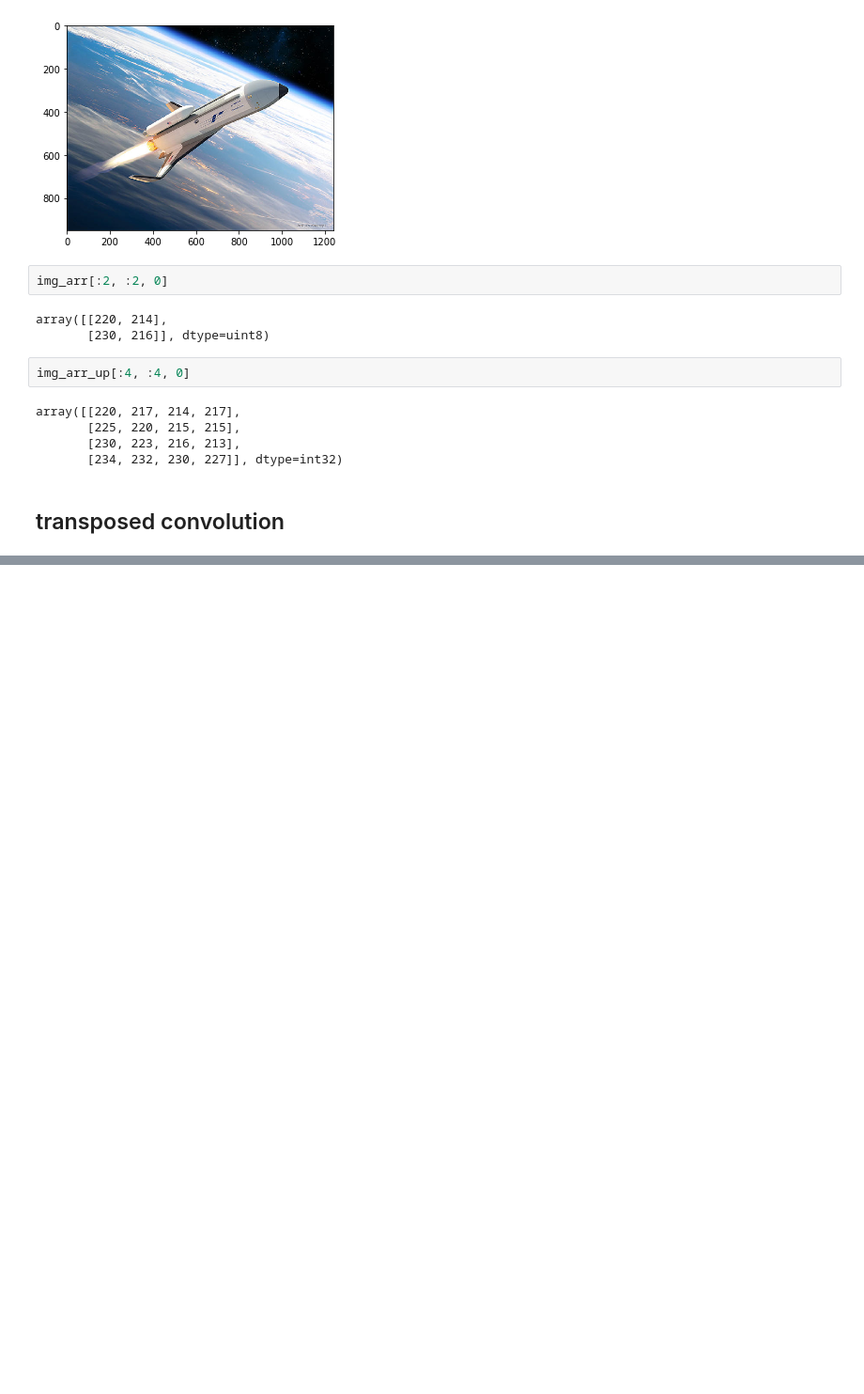
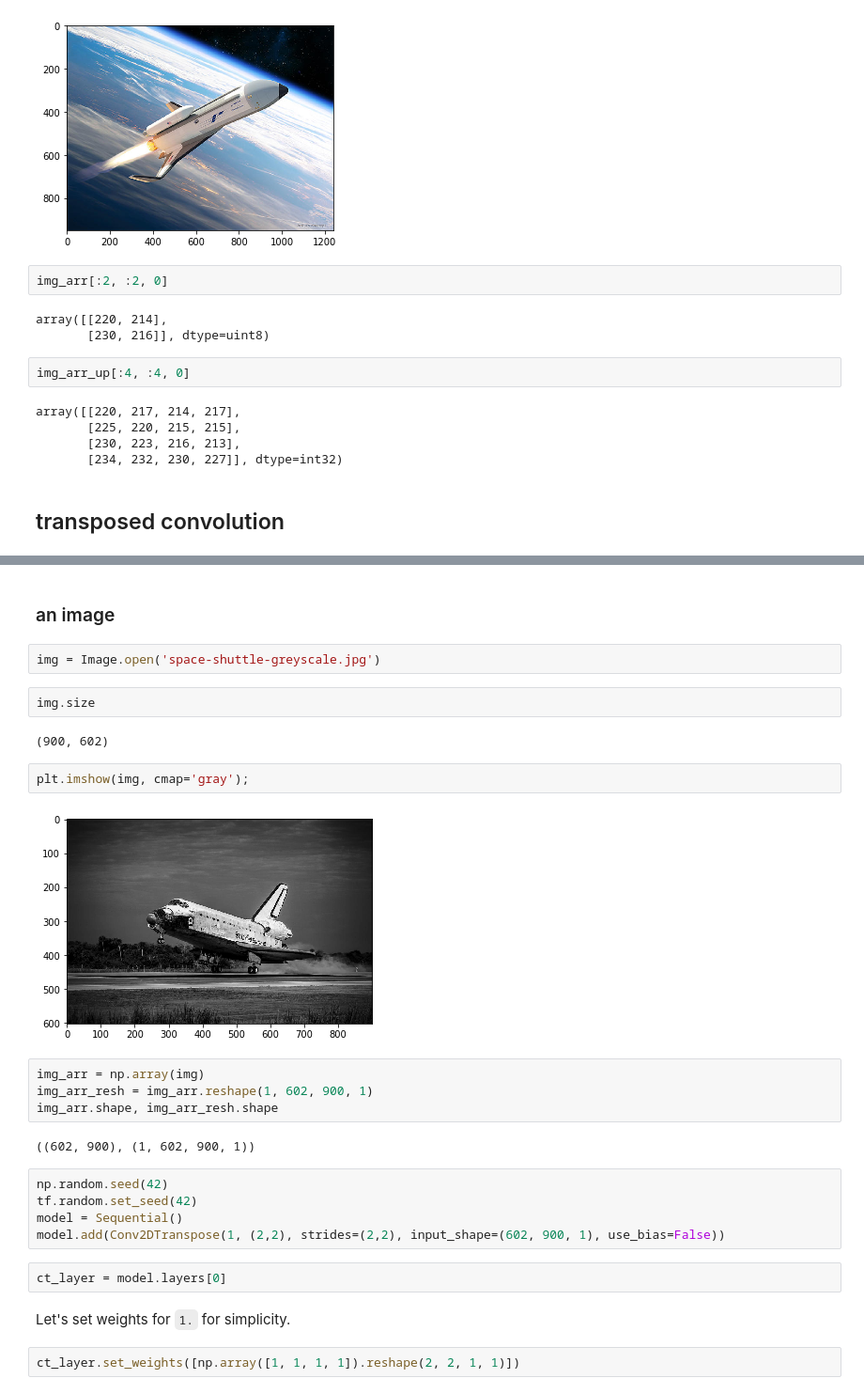
Before and after one commit to ilyarudyak/cs230_project_keras, a Jupyter notebook: misc/transposed_conv.ipynb, the cells around one changed output, grey strips where cells are left out. Shown at 94% size. Saved outputs shown, nothing was run; the diff lists cells and outputs as text; blank space fills up the shorter version.

Commit message:
done transposed conv example

```diff
--- a/transposed_conv.ipynb
+++ b/misc/transposed_conv.ipynb
@@ -180,0 +366,29 @@ array([[220, 217, 214, 217],
+# %% [markdown]
+### an image
+# %%
+img = Image.open('space-shuttle-greyscale.jpg')
+# %%
+img.size
+# %% [output]
+(900, 602)
+# %%
+plt.imshow(img, cmap='gray');
+# %% [output]
+[figure, added]
+# %%
+img_arr = np.array(img)
+img_arr_resh = img_arr.reshape(1, 602, 900, 1)
+img_arr.shape, img_arr_resh.shape
+# %% [output]
+((602, 900), (1, 602, 900, 1))
+# %%
+np.random.seed(42)
+tf.random.set_seed(42)
+model = Sequential()
+model.add(Conv2DTranspose(1, (2,2), strides=(2,2), input_shape=(602, 900, 1), use_bias=False))
+# %%
+ct_layer = model.layers[0]
+# %% [markdown]
+Let's set weights for `1.` for simplicity.
+# %%
+ct_layer.set_weights([np.array([1, 1, 1, 1]).reshape(2, 2, 1, 1)])
```
Also changed, not shown: parts of 46 cells of this notebook, 4 other files.
